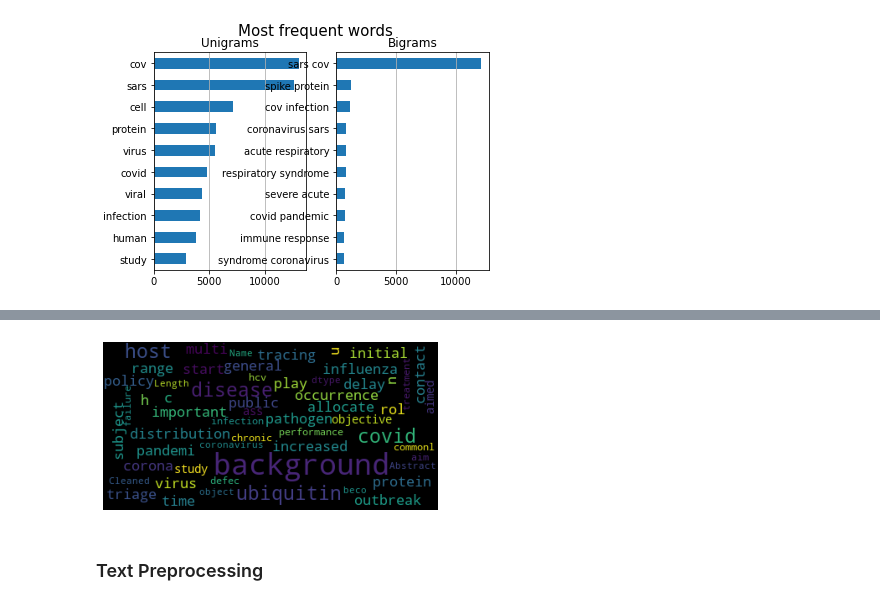
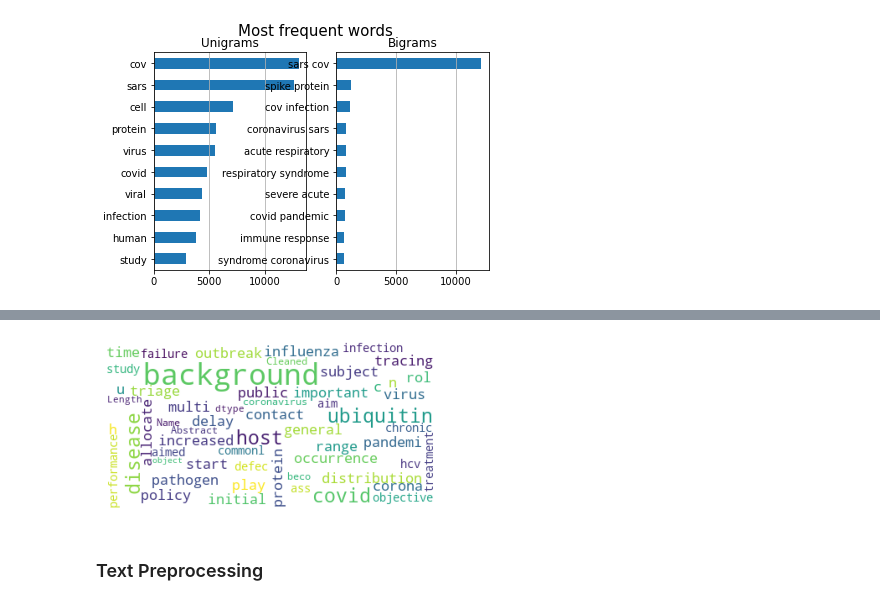
Before and after one commit to janubangalore/COVID-19-Journal-Decision-Using-ML, a Jupyter notebook: COVID -19 Journal Decision using ML.ipynb, the cells around one changed output, grey strips where cells are left out. Drawn from its saved outputs; the diff is of its cells as text; code cells hidden in the pictures.

```diff
--- a/COVID -19 Journal Decision using ML.ipynb
+++ b/COVID -19 Journal Decision using ML.ipynb
@@ -813,14 +798,14 @@ plt.show()
 # %%
-wc = WordCloud(background_color='black', max_words=100,
+wc = WordCloud(background_color='white',
                          max_font_size=35)
 corpus = english_data_filtered[english_data_filtered["journal"]=="PLoS One"]["Cleaned Abstract"]
 wc_PLoSOne = wc.generate(str(corpus))
 fig = plt.figure(num=1)
 plt.axis('off')
 plt.imshow(wc, cmap=None)
 plt.show()
 # %% [output]
-[figure, old version]
+[figure, new version]
 # %% [markdown]
 ### Text Preprocessing
 # %%
```
Also changed, not shown: parts of 40 cells of this notebook, 2 other files.
